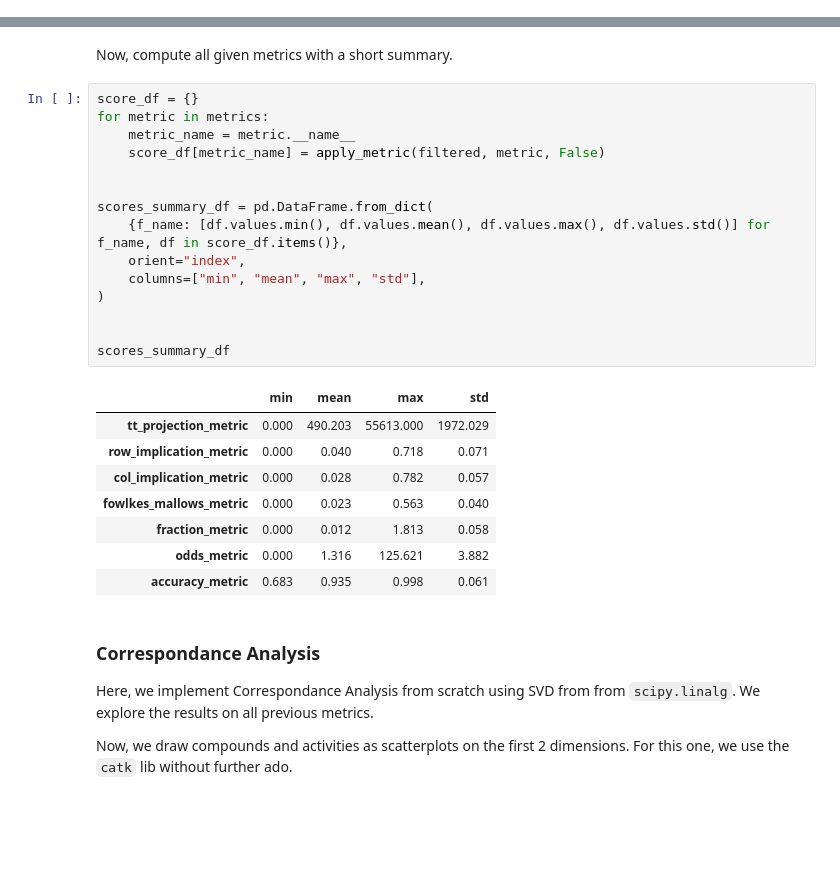
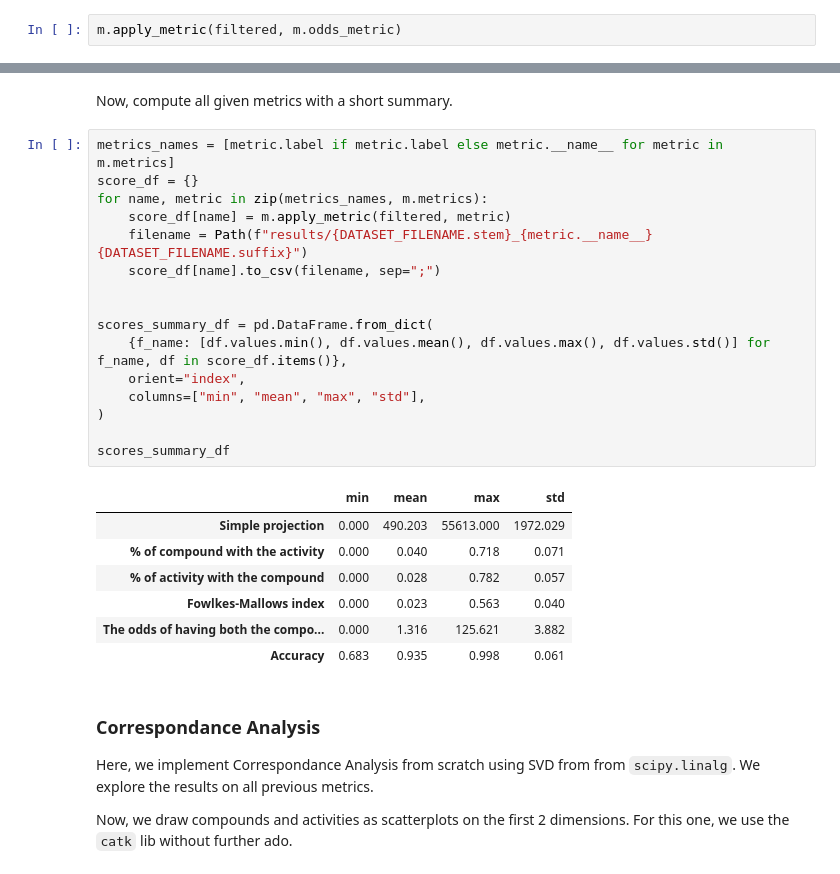
Before and after one commit to unc-informatique/pharmaco-chemistry-biblio, a Jupyter notebook: analysis.ipynb, the cells around one changed output, grey strips where cells are left out. Cells and saved outputs as stored; diff of their text form; blank space fills up the shorter version.

```diff
--- a/analysis.ipynb
+++ b/analysis.ipynb
@@ -402,0 +336,2 @@ apply_metric(filtered, odds_metric)
+# %%
+m.apply_metric(filtered, m.odds_metric)
@@ -403,29 +353,29 @@ apply_metric(filtered, odds_metric)
 # %% [markdown]
 Now, compute all given metrics with a short summary.
 # %%
+metrics_names = [metric.label if metric.label else metric.__name__ for metric in m.metrics]
 score_df = {}
-for metric in metrics:
-    metric_name = metric.__name__
-    score_df[metric_name] = apply_metric(filtered, metric, False)
+for name, metric in zip(metrics_names, m.metrics):
+    score_df[name] = m.apply_metric(filtered, metric)
+    filename = Path(f"results/{DATASET_FILENAME.stem}_{metric.__name__}{DATASET_FILENAME.suffix}")
+    score_df[name].to_csv(filename, sep=";")
 
 
 scores_summary_df = pd.DataFrame.from_dict(
     {f_name: [df.values.min(), df.values.mean(), df.values.max(), df.values.std()] for f_name, df in score_df.items()},
     orient="index",
     columns=["min", "mean", "max", "std"],
 )
 
-
 scores_summary_df
 # %% [output]
 |  | min | mean | max | std |
-| tt_projection_metric | 0.000 | 490.203 | 55613.000 | 1972.029 |
-| row_implication_metric | 0.000 | 0.040 | 0.718 | 0.071 |
-| col_implication_metric | 0.000 | 0.028 | 0.782 | 0.057 |
-| fowlkes_mallows_metric | 0.000 | 0.023 | 0.563 | 0.040 |
-| fraction_metric | 0.000 | 0.012 | 1.813 | 0.058 |
-| odds_metric | 0.000 | 1.316 | 125.621 | 3.882 |
-| accuracy_metric | 0.683 | 0.935 | 0.998 | 0.061 |
+| Simple projection | 0.000 | 490.203 | 55613.000 | 1972.029 |
+| % of compound with the activity | 0.000 | 0.040 | 0.718 | 0.071 |
+| % of activity with the compound | 0.000 | 0.028 | 0.782 | 0.057 |
+| Fowlkes-Mallows index | 0.000 | 0.023 | 0.563 | 0.040 |
+| The odds of having both the compo... | 0.000 | 1.316 | 125.621 | 3.882 |
+| Accuracy | 0.683 | 0.935 | 0.998 | 0.061 |
 # %% [markdown]
 ### Correspondance Analysis
 
```
Also changed, not shown: parts of 13 cells of this notebook, 9 other files.
